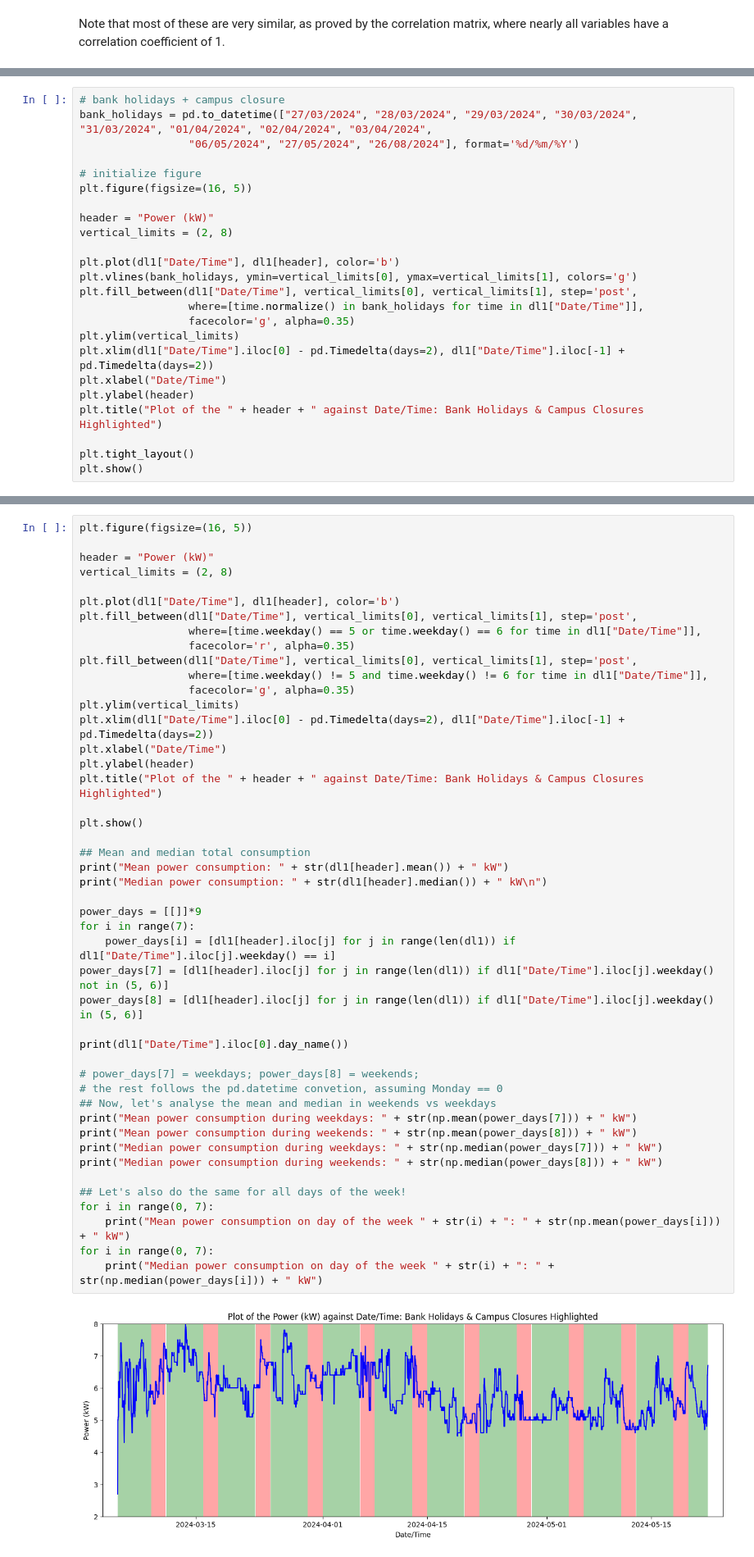
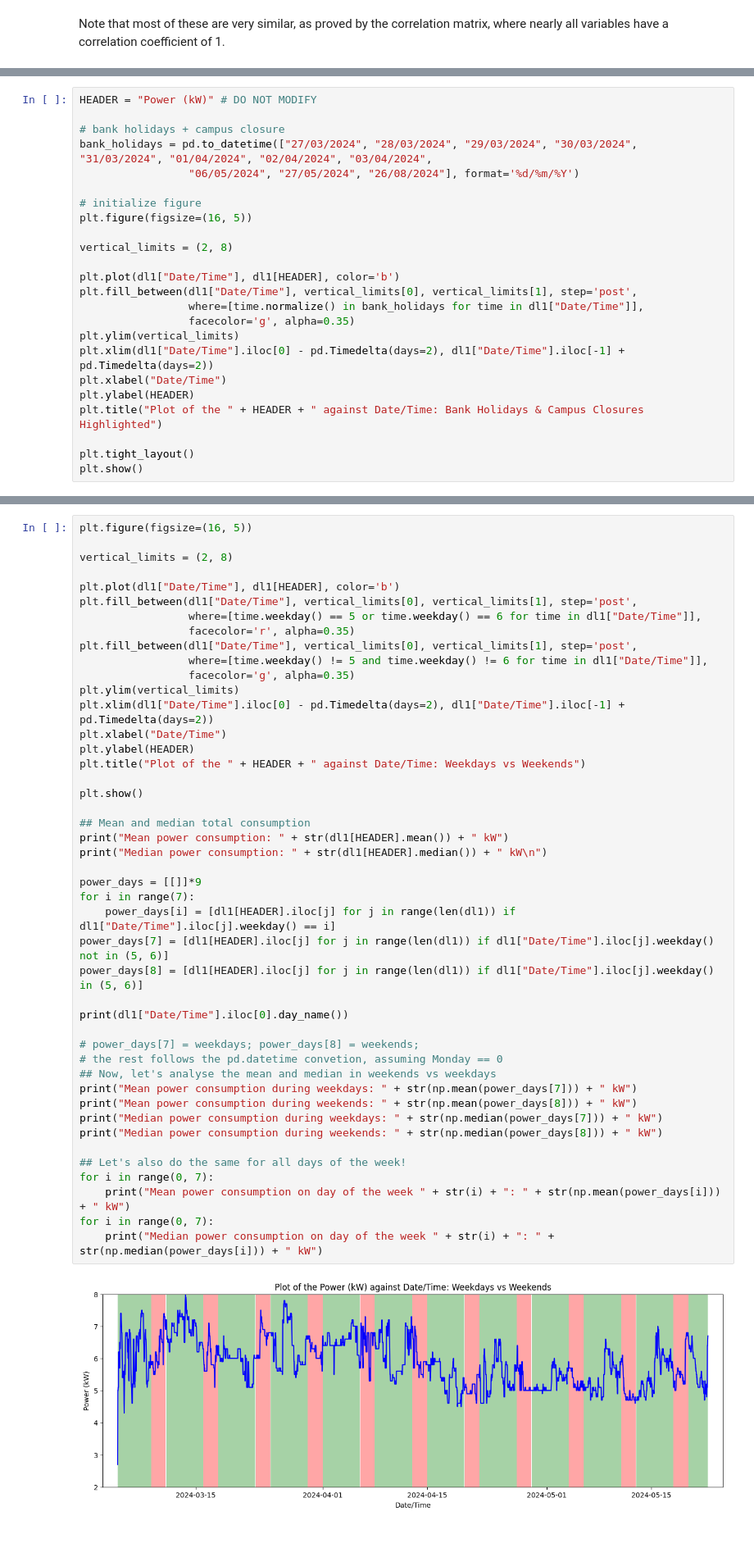
Before and after one commit to ogahector/power_analysis_eeedept, a Jupyter notebook: src/main.ipynb, the cells around one changed output, grey strips where cells are left out. Shown at 82% size. Saved outputs shown, nothing was run; the diff lists cells and outputs as text.

```diff
--- a/src/main.ipynb
+++ b/src/main.ipynb
@@ -107,6 +109,8 @@ During these times, there were bank holidays, campus closure times, as well as a
 #### Bank Holidays & Campus Closure
 The dates were pulled manually from the official imperial website.
 # %%
+HEADER = "Power (kW)" # DO NOT MODIFY
+
 # bank holidays + campus closure
 bank_holidays = pd.to_datetime(["27/03/2024", "28/03/2024", "29/03/2024", "30/03/2024", "31/03/2024", "01/04/2024", "02/04/2024", "03/04/2024",
                  "06/05/2024", "27/05/2024", "26/08/2024"], format='%d/%m/%Y')
@@ -114,19 +118,17 @@ bank_holidays = pd.to_datetime(["27/03/2024", "28/03/2024", "29/03/2024", "30/03
 # initialize figure
 plt.figure(figsize=(16, 5))
 
-header = "Power (kW)"
 vertical_limits = (2, 8)
 
-plt.plot(dl1["Date/Time"], dl1[header], color='b')
-plt.vlines(bank_holidays, ymin=vertical_limits[0], ymax=vertical_limits[1], colors='g')
+plt.plot(dl1["Date/Time"], dl1[HEADER], color='b')
 plt.fill_between(dl1["Date/Time"], vertical_limits[0], vertical_limits[1], step='post',
                  where=[time.normalize() in bank_holidays for time in dl1["Date/Time"]],
                  facecolor='g', alpha=0.35)
 plt.ylim(vertical_limits)
 plt.xlim(dl1["Date/Time"].iloc[0] - pd.Timedelta(days=2), dl1["Date/Time"].iloc[-1] + pd.Timedelta(days=2))
 plt.xlabel("Date/Time")
-plt.ylabel(header)
-plt.title("Plot of the " + header + " against Date/Time: Bank Holidays & Campus Closures Highlighted")
+plt.ylabel(HEADER)
+plt.title("Plot of the " + HEADER + " against Date/Time: Bank Holidays & Campus Closures Highlighted")
 
 plt.tight_layout()
 plt.show()
@@ -138,51 +140,50 @@ Here, it is pertinent to analyse the expected and median power consumption in th
 # %%
 plt.figure(figsize=(16, 5))
 
-header = "Power (kW)"
 vertical_limits = (2, 8)
 
-plt.plot(dl1["Date/Time"], dl1[header], color='b')
+plt.plot(dl1["Date/Time"], dl1[HEADER], color='b')
 plt.fill_between(dl1["Date/Time"], vertical_limits[0], vertical_limits[1], step='post',
                  where=[time.weekday() == 5 or time.weekday() == 6 for time in dl1["Date/Time"]],
                  facecolor='r', alpha=0.35)
 plt.fill_between(dl1["Date/Time"], vertical_limits[0], vertical_limits[1], step='post',
                  where=[time.weekday() != 5 and time.weekday() != 6 for time in dl1["Date/Time"]],
                  facecolor='g', alpha=0.35)
 plt.ylim(vertical_limits)
 plt.xlim(dl1["Date/Time"].iloc[0] - pd.Timedelta(days=2), dl1["Date/Time"].iloc[-1] + pd.Timedelta(days=2))
 plt.xlabel("Date/Time")
-plt.ylabel(header)
-plt.title("Plot of the " + header + " against Date/Time: Bank Holidays & Campus Closures Highlighted")
+plt.ylabel(HEADER)
+plt.title("Plot of the " + HEADER + " against Date/Time: Weekdays vs Weekends")
 
 plt.show()
 
 ## Mean and median total consumption
-print("Mean power consumption: " + str(dl1[header].mean()) + " kW")
-print("Median power consumption: " + str(dl1[header].median()) + " kW\n")
+print("Mean power consumption: " + str(dl1[HEADER].mean()) + " kW")
+print("Median power consumption: " + str(dl1[HEADER].median()) + " kW\n")
 
 power_days = [[]]*9
 for i in range(7):
-    power_days[i] = [dl1[header].iloc[j] for j in range(len(dl1)) if dl1["Date/Time"].iloc[j].weekday() == i]
-power_days[7] = [dl1[header].iloc[j] for j in range(len(dl1)) if dl1["Date/Time"].iloc[j].weekday() not in (5, 6)]
-power_days[8] = [dl1[header].iloc[j] for j in range(len(dl1)) if dl1["Date/Time"].iloc[j].weekday() in (5, 6)]
+    power_days[i] = [dl1[HEADER].iloc[j] for j in range(len(dl1)) if dl1["Date/Time"].iloc[j].weekday() == i]
+power_days[7] = [dl1[HEADER].iloc[j] for j in range(len(dl1)) if dl1["Date/Time"].iloc[j].weekday() not in (5, 6)]
+power_days[8] = [dl1[HEADER].iloc[j] for j in range(len(dl1)) if dl1["Date/Time"].iloc[j].weekday() in (5, 6)]
 
 print(dl1["Date/Time"].iloc[0].day_name())
 
 # power_days[7] = weekdays; power_days[8] = weekends;
 # the rest follows the pd.datetime convetion, assuming Monday == 0
 ## Now, let's analyse the mean and median in weekends vs weekdays
 print("Mean power consumption during weekdays: " + str(np.mean(power_days[7])) + " kW")
 print("Mean power consumption during weekends: " + str(np.mean(power_days[8])) + " kW")
 print("Median power consumption during weekdays: " + str(np.median(power_days[7])) + " kW")
 print("Median power consumption during weekends: " + str(np.median(power_days[8])) + " kW")
 
 ## Let's also do the same for all days of the week!
 for i in range(0, 7):
     print("Mean power consumption on day of the week " + str(i) + ": " + str(np.mean(power_days[i])) + " kW")
 for i in range(0, 7):
     print("Median power consumption on day of the week " + str(i) + ": " + str(np.median(power_days[i])) + " kW")
 # %% [output]
-[figure, old version]
+[figure, new version]
 Mean power consumption: 5.872274881516588 kW
 Median power consumption: 5.8 kW
 
```
Also changed, not shown: parts of 14 cells of this notebook, 1 other file.
